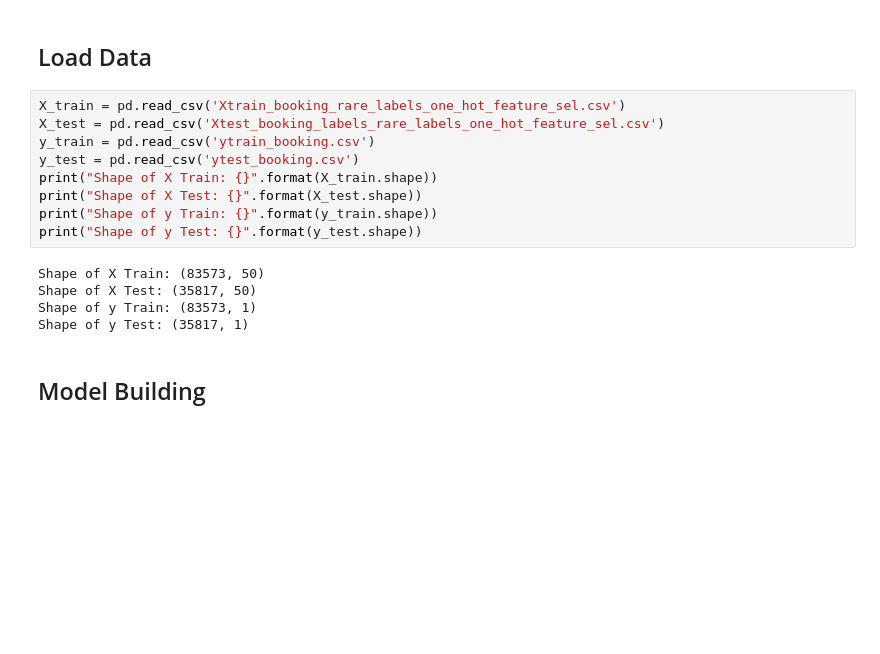
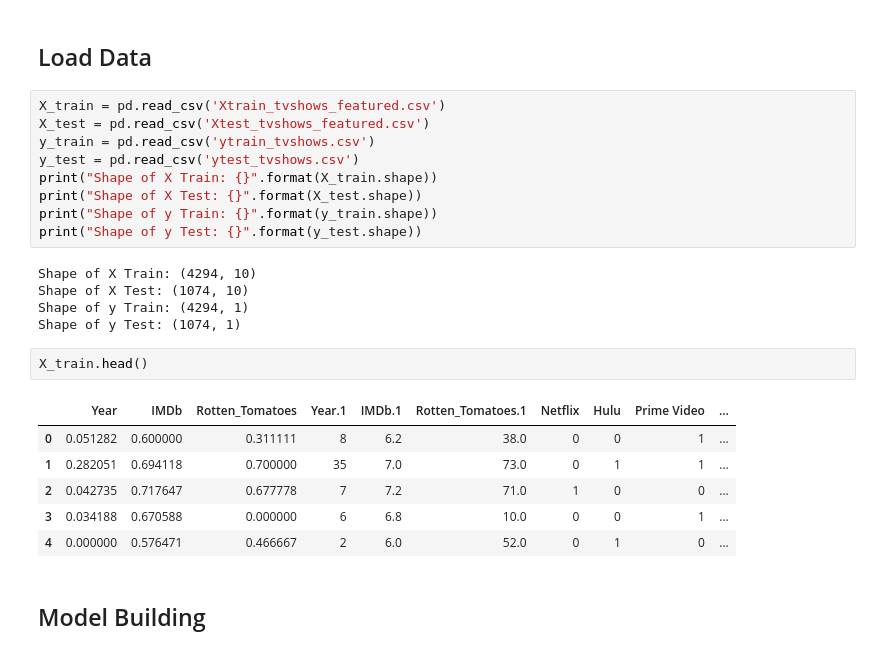
Before and after one commit to silviarutz/streaming, a Jupyter notebook: 8_GBM_Decision.ipynb, the cells around one changed output. Saved outputs shown, nothing was run; the diff lists cells and outputs as text; blank space fills up the shorter version.

```diff
--- a/8_GBM_Decision.ipynb
+++ b/8_GBM_Decision.ipynb
@@ -16,19 +16,28 @@ import seaborn as sns
 # %% [markdown]
 ## Load Data
 # %%
-X_train = pd.read_csv('Xtrain_booking_rare_labels_one_hot_feature_sel.csv')
-X_test = pd.read_csv('Xtest_booking_labels_rare_labels_one_hot_feature_sel.csv')
-y_train = pd.read_csv('ytrain_booking.csv')
-y_test = pd.read_csv('ytest_booking.csv')
+X_train = pd.read_csv('Xtrain_tvshows_featured.csv')
+X_test = pd.read_csv('Xtest_tvshows_featured.csv')
+y_train = pd.read_csv('ytrain_tvshows.csv')
+y_test = pd.read_csv('ytest_tvshows.csv')
 print("Shape of X Train: {}".format(X_train.shape))
 print("Shape of X Test: {}".format(X_test.shape))
 print("Shape of y Train: {}".format(y_train.shape))
 print("Shape of y Test: {}".format(y_test.shape))
 # %% [output]
-Shape of X Train: (83573, 50)
-Shape of X Test: (35817, 50)
-Shape of y Train: (83573, 1)
-Shape of y Test: (35817, 1)
+Shape of X Train: (4294, 10)
+Shape of X Test: (1074, 10)
+Shape of y Train: (4294, 1)
+Shape of y Test: (1074, 1)
+# %%
+X_train.head()
+# %% [output]
+|  | Year | IMDb | Rotten_Tomatoes | Year.1 | IMDb.1 | Rotten_Tomatoes.1 | Netflix | Hulu | Prime Video | ... |
+| 0 | 0.051282 | 0.600000 | 0.311111 | 8 | 6.2 | 38.0 | 0 | 0 | 1 | ... |
+| 1 | 0.282051 | 0.694118 | 0.700000 | 35 | 7.0 | 73.0 | 0 | 1 | 1 | ... |
+| 2 | 0.042735 | 0.717647 | 0.677778 | 7 | 7.2 | 71.0 | 1 | 0 | 0 | ... |
+| 3 | 0.034188 | 0.670588 | 0.000000 | 6 | 6.8 | 10.0 | 0 | 0 | 1 | ... |
+| 4 | 0.000000 | 0.576471 | 0.466667 | 2 | 6.0 | 52.0 | 0 | 1 | 0 | ... |
 # %% [markdown]
 ## Model Building
 # %%
```
Also changed, not shown: parts of 10 cells of this notebook, 2 other files.
